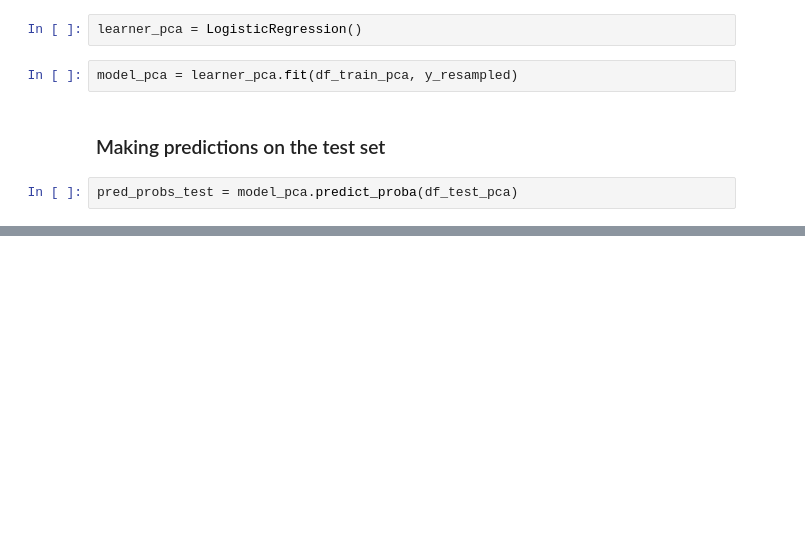
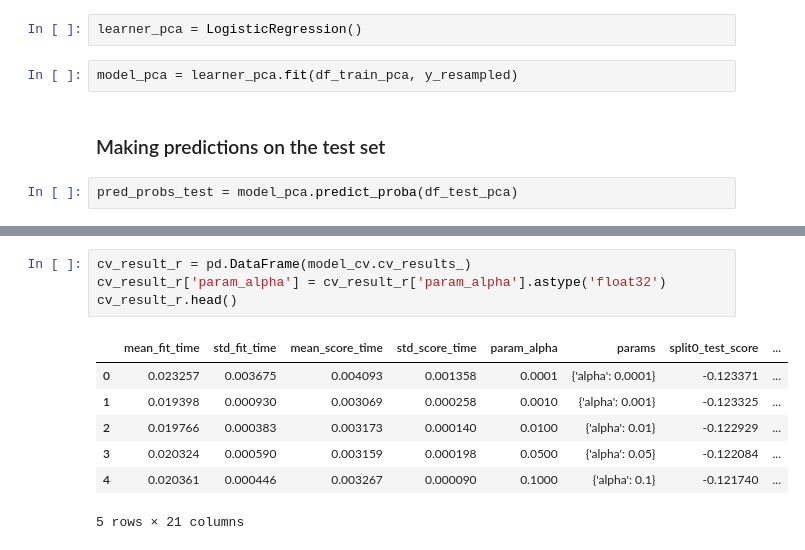
Before and after one commit to kc11381/case_study_telecom_churn_pca_ensemble_models, a Jupyter notebook: telecom_churn_pca_ensemble_models.ipynb, the cells around one changed output, grey strips where cells are left out. Drawn from its saved outputs; the diff is of its cells as text; blank space fills up the shorter version.

```diff
--- a/telecom_churn_pca_ensemble_models.ipynb
+++ b/telecom_churn_pca_ensemble_models.ipynb
@@ -789,0 +841,12 @@ pred_probs_test = model_pca.predict_proba(df_test_pca)
+# %%
+cv_result_r = pd.DataFrame(model_cv.cv_results_)
+cv_result_r['param_alpha'] = cv_result_r['param_alpha'].astype('float32')
+cv_result_r.head()
+# %% [output]
+|  | mean_fit_time | std_fit_time | mean_score_time | std_score_time | param_alpha | params | split0_test_score | ... |
+| 0 | 0.023257 | 0.003675 | 0.004093 | 0.001358 | 0.0001 | {'alpha': 0.0001} | -0.123371 | ... |
+| 1 | 0.019398 | 0.000930 | 0.003069 | 0.000258 | 0.0010 | {'alpha': 0.001} | -0.123325 | ... |
+| 2 | 0.019766 | 0.000383 | 0.003173 | 0.000140 | 0.0100 | {'alpha': 0.01} | -0.122929 | ... |
+| 3 | 0.020324 | 0.000590 | 0.003159 | 0.000198 | 0.0500 | {'alpha': 0.05} | -0.122084 | ... |
+| 4 | 0.020361 | 0.000446 | 0.003267 | 0.000090 | 0.1000 | {'alpha': 0.1} | -0.121740 | ... |
+5 rows × 21 columns
```
Also changed, not shown: parts of 25 cells of this notebook.
